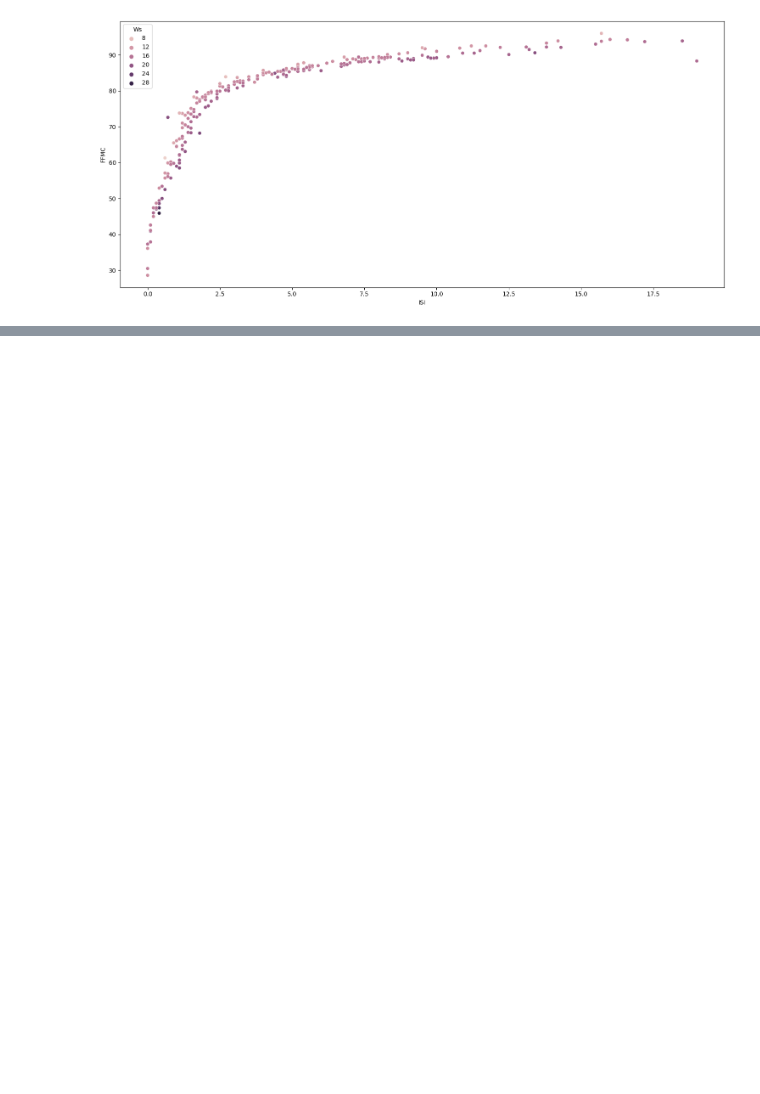
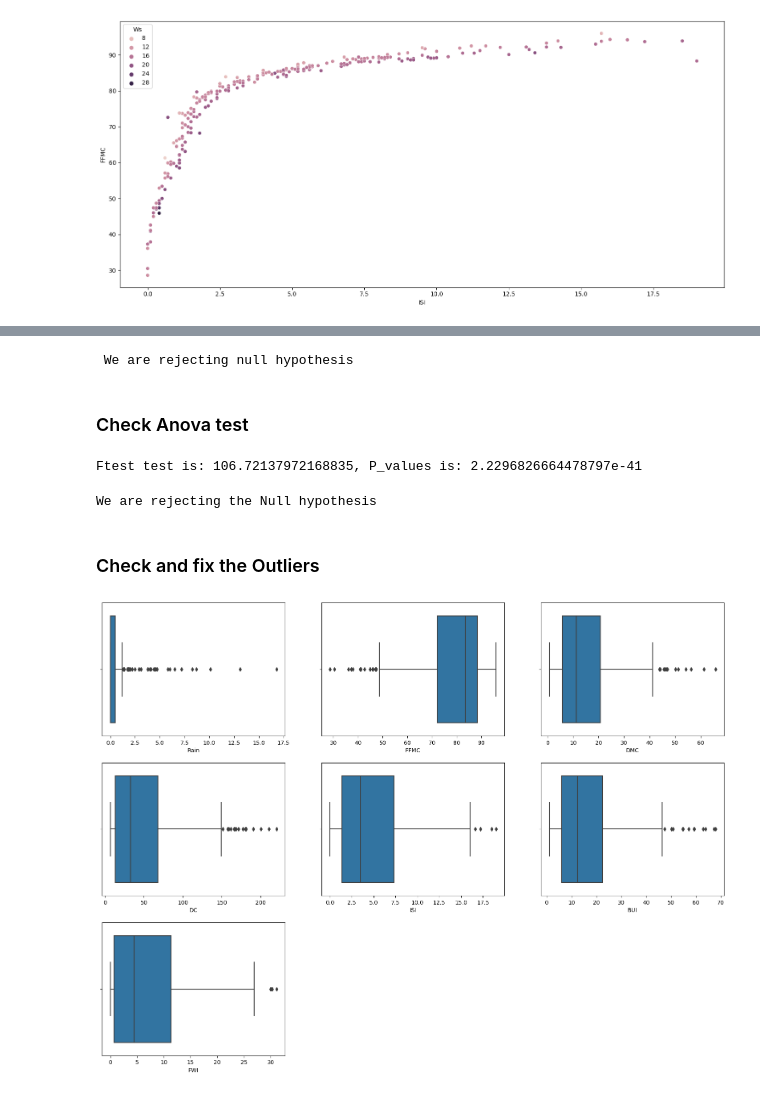
Before and after one commit to Rushi9867/Ineuron_Tasks, a Jupyter notebook: EDA/Algerian_Forest/Algerian_forest.ipynb, the cells around one changed output, grey strips where cells are left out. Drawn from its saved outputs; the diff is of its cells as text; code cells hidden in the pictures; blank space fills up the shorter version.

```diff
--- a/EDA/Algerian_Forest/Algerian_forest.ipynb
+++ b/EDA/Algerian_Forest/Algerian_forest.ipynb
@@ -296,8 +369,8 @@ plt.show()
 # %%
 lst2 = ['month','Rain','RH','Ws','FFMC','DMC','DC','ISI','BUI','FWI']
 fig = plt.figure(figsize=(15, 20))
-for i in range(0, len(lst1)):
-    ax = plt.subplot(5, 2, i+1)
-    sns.scatterplot(data= df ,x='Temperature', y=lst2[i], color='b')
+for i in enumerate(lst2):
+    ax = plt.subplot(5, 2, i[0]+1)
+    sns.scatterplot(data= df ,x='Temperature', y=lst2[i[0]], color='b')
     plt.tight_layout()
 # %% [output]
@@ -305,7 +377,0 @@ for i in range(0, len(lst1)):
-# %%
-lst1 = ['month','Temperature','RH','Rain','FFMC','DMC','DC','ISI','BUI','FWI']
-fig = plt.figure(figsize=(15, 20))
-for i in range(0, len(lst1)):
-    ax = plt.subplot(5, 2, i+1)
-    sns.scatterplot(data= df ,x='Ws', y=lst1[i], color='b')
-    plt.tight_layout()
@@ -350,0 +450,35 @@ plt.tight_layout()
+# %%
+if p_value < 0.05:
+    print(" We are rejecting null hypothesis")
+else:
+    print("We are accepting null hypothesis")
+# %% [output]
+ We are rejecting null hypothesis
+# %% [markdown]
+### Check Anova test
+# %%
+from scipy.stats import f_oneway
+class1 = df['ISI']
+class2 = df['BUI']
+class3 = df['FWI']
+F , p = f_oneway(class1, class2, class3)
+print("Ftest test is: {}, P_values is: {}".format(F,p))
+# %% [output]
+Ftest test is: 106.72137972168835, P_values is: 2.2296826664478797e-41
+# %%
+if p<0.05:
+    print("We are rejecting the Null hypothesis")
+else:
+    print("We are accepting the Null hypothesis")
+# %% [output]
+We are rejecting the Null hypothesis
+# %% [markdown]
+### Check and fix the Outliers
+# %%
+lst = ['Rain','FFMC','DMC','DC','ISI','BUI','FWI']
+plt.figure(figsize=(20,25))
+for i in enumerate(lst):
+    plt.subplot(5,3,i[0]+1)
+    sns.boxplot(data=df,x=lst[i[0]])
+# %% [output]
+[figure, added]
```
Also changed, not shown: parts of 52 cells of this notebook, 2 other files.
